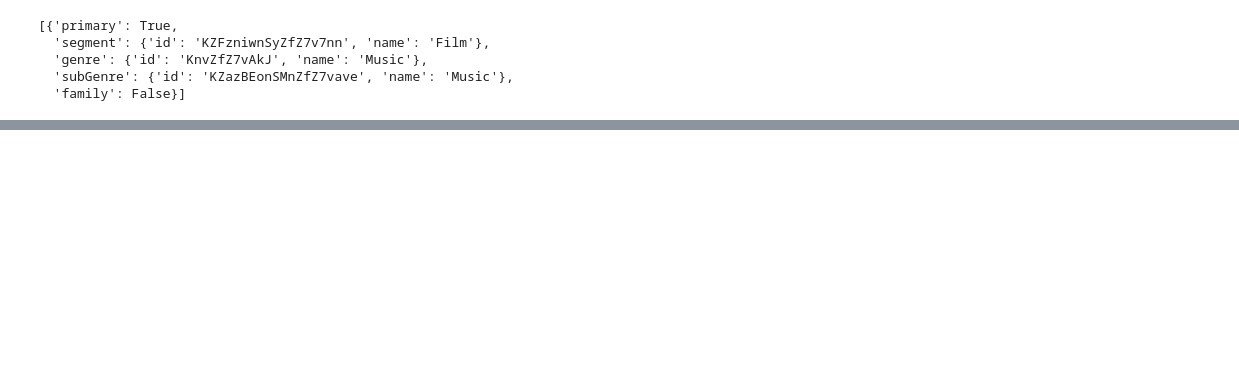
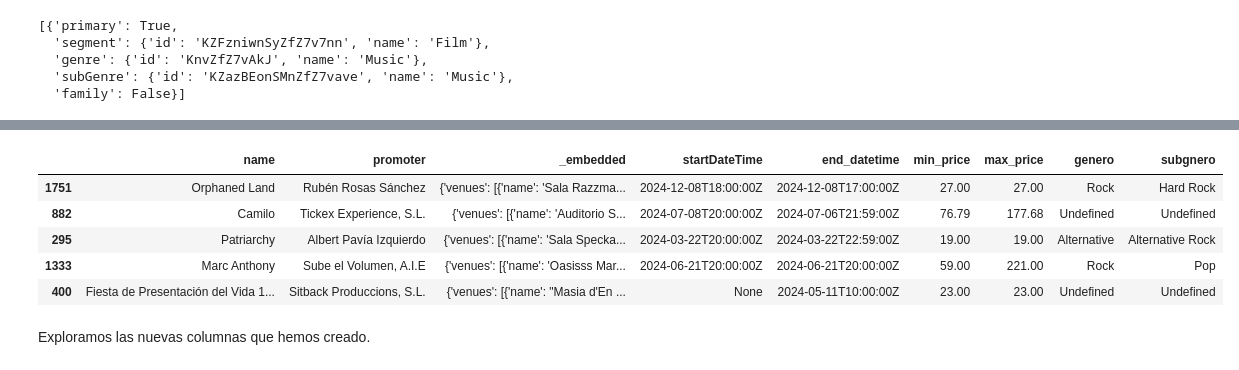
Before and after one commit to yushyng/proyecto_aa, a Jupyter notebook: codigo_entrega_1.ipynb, the cells around one changed output, grey strips where cells are left out. Drawn from its saved outputs; the diff is of its cells as text; code cells hidden in the pictures; blank space fills up the shorter version.

```diff
--- a/codigo_entrega_1.ipynb
+++ b/codigo_entrega_1.ipynb
@@ -480,0 +430,24 @@ taylor.iloc[0]['classifications']
+# %%
+def corregir_json(json_str):
+    # Convertir a cadena de texto si no es una cadena
+    if isinstance(json_str, str):
+        # Reemplazar comillas simples por comillas dobles
+        corregida = json_str.replace("'", '"')
+        # Reemplazar "True" por "true" y "False" por "false"
+        corregida = corregida.replace("True", "true")
+        corregida = corregida.replace("False", "false")
+        return json.loads(corregida)
+    else:
+        return json_str
+
+
+def corregir_columnas(df, columnas):
+    for columna in columnas:
+        df[columna] = df[columna].apply(corregir_json)
+    return df
+
+# Lista de columnas a corregir
+columnas_a_corregir = ['sales', 'dates', 'classifications', 'promoter', 'priceRanges']
+
+# Aplicar la función de corrección a las columnas especificadas
+df_1 = corregir_columnas(df_total, columnas_a_corregir)
@@ -480,0 +501,11 @@ taylor.iloc[0]['classifications']
+# %%
+df_1['startDateTime'] = df_1.apply(obtener_start_datetime, axis=1)
+df_1['end_datetime'] = df_1.apply(obtener_end_datetime, axis=1)
+df_1['min_price'] = df_1.apply(obtener_min_price, axis=1)
+df_1['max_price'] = df_1.apply(obtener_max_price, axis=1)
+df_1['genero'] = df_1.apply(obtener_genero, axis=1)
+df_1['subgnero'] = df_1.apply(obtener_subgenero, axis=1)
+df_1['promoter'] = df_1.apply(obtener_promotor, axis=1)
+# %%
+df_1 = df_1.reset_index(drop=True)
+df_1.sample(5)
@@ -480,0 +519,13 @@ taylor.iloc[0]['classifications']
+# %%
+df_1 = df_1.drop(columns=['sales','dates','classifications','priceRanges'])
+# %%
+df_1.sample(5)
+# %% [output]
+|  | name | promoter | _embedded | startDateTime | end_datetime | min_price | max_price | genero | subgnero |
+| 1751 | Orphaned Land | Rubén Rosas Sánchez | {'venues': [{'name': 'Sala Razzma... | 2024-12-08T18:00:00Z | 2024-12-08T17:00:00Z | 27.00 | 27.00 | Rock | Hard Rock |
+| 882 | Camilo | Tickex Experience, S.L. | {'venues': [{'name': 'Auditorio S... | 2024-07-08T20:00:00Z | 2024-07-06T21:59:00Z | 76.79 | 177.68 | Undefined | Undefined |
+| 295 | Patriarchy | Albert Pavía Izquierdo | {'venues': [{'name': 'Sala Specka... | 2024-03-22T20:00:00Z | 2024-03-22T22:59:00Z | 19.00 | 19.00 | Alternative | Alternative Rock |
+| 1333 | Marc Anthony | Sube el Volumen, A.I.E | {'venues': [{'name': 'Oasisss Mar... | 2024-06-21T20:00:00Z | 2024-06-21T20:00:00Z | 59.00 | 221.00 | Rock | Pop |
+| 400 | Fiesta de Presentación del Vida 1... | Sitback Produccions, S.L. | {'venues': [{'name': "Masia d'En ... | None | 2024-05-11T10:00:00Z | 23.00 | 23.00 | Undefined | Undefined |
+# %% [markdown]
+Exploramos las nuevas columnas que hemos creado.
```
Also changed, not shown: parts of 58 cells of this notebook.
